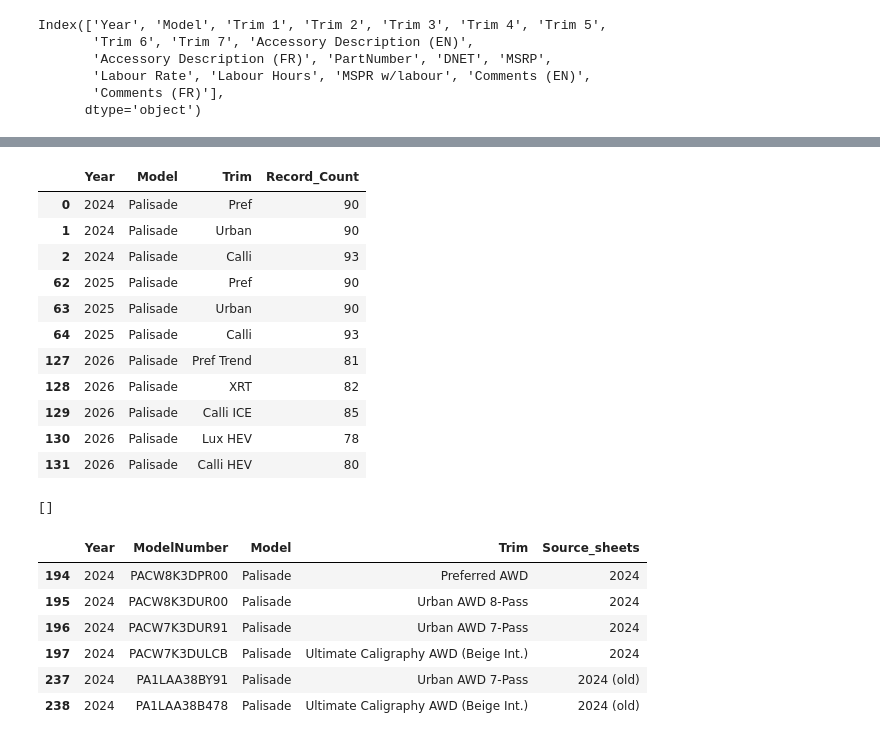
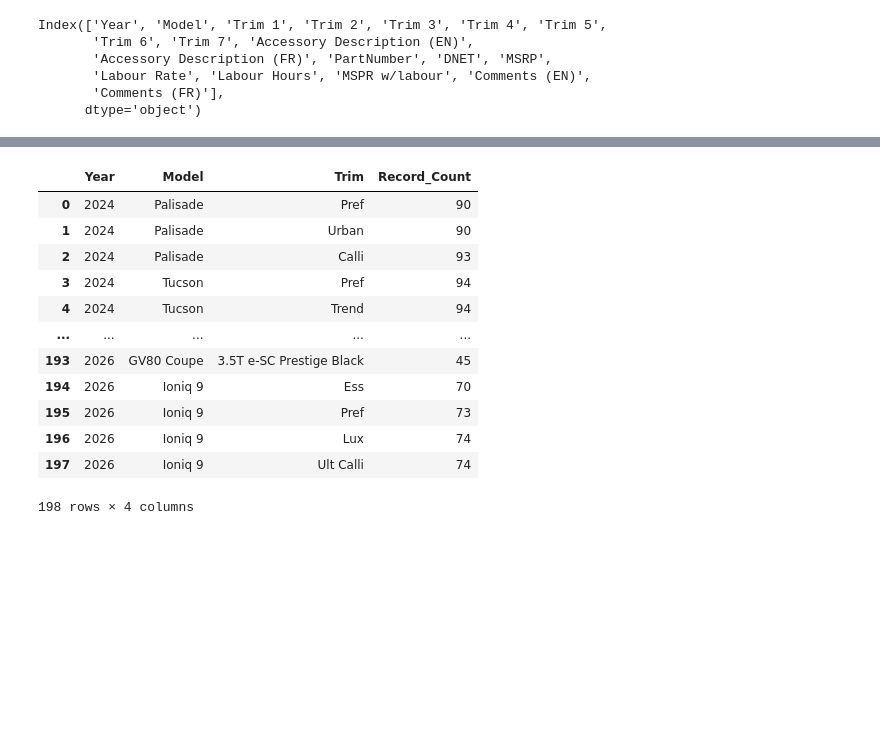
Before and after one commit to MeliPax/OEM_Accessories_v1, a Jupyter notebook: source_code/hyundai_extract_utility.ipynb, the cells around one changed output, grey strips where cells are left out. Saved outputs shown, nothing was run; the diff lists cells and outputs as text; code cells hidden in the pictures; blank space fills up the shorter version.

```diff
--- a/source_code/hyundai_extract_utility.ipynb
+++ b/source_code/hyundai_extract_utility.ipynb
@@ -155,6 +97,7 @@ tagy = {
  'Trend': {'tags': ['Trend']},
  'N-Line': {'tags': ['N-Line']},
  'Lux': {'tags': ['Luxury']},
+ 'Lux ICE': {'tags': ['Luxury']},
  'Ult HEV': {'tags': ['Ultimate', 'HEV']},
  'Ult PHEV': {'tags': ['Ultimate', 'PHEV']},
  'Ult': {'tags': ['Ultimate']},
@@ -554,32 +562,17 @@ tagy = {
-# %%
-dataset_summary[dataset_summary["Model"]== "Palisade"]
-# %% [output]
-|  | Year | Model | Trim | Record_Count |
-| 0 | 2024 | Palisade | Pref | 90 |
-| 1 | 2024 | Palisade | Urban | 90 |
-| 2 | 2024 | Palisade | Calli | 93 |
-| 62 | 2025 | Palisade | Pref | 90 |
-| 63 | 2025 | Palisade | Urban | 90 |
-| 64 | 2025 | Palisade | Calli | 93 |
-| 127 | 2026 | Palisade | Pref Trend | 81 |
-| 128 | 2026 | Palisade | XRT | 82 |
-| 129 | 2026 | Palisade | Calli ICE | 85 |
-| 130 | 2026 | Palisade | Lux HEV | 78 |
-| 131 | 2026 | Palisade | Calli HEV | 80 |
-# %%
-search_hyundai_db_by_model_year_trim(2024, "Palisade", "Calli")
-# %% [output]
-[]
-# %%
-hyundai_model_db_df[
-    (hyundai_model_db_df["Model"]=="Palisade")
-    & (hyundai_model_db_df["Year"]==2024)]
-# %% [output]
-|  | Year | ModelNumber | Model | Trim | Source_sheets |
-| 194 | 2024 | PACW8K3DPR00 | Palisade | Preferred AWD | 2024 |
-| 195 | 2024 | PACW8K3DUR00 | Palisade | Urban AWD 8-Pass | 2024 |
-| 196 | 2024 | PACW7K3DUR91 | Palisade | Urban AWD 7-Pass | 2024 |
-| 197 | 2024 | PACW7K3DULCB | Palisade | Ultimate Caligraphy AWD (Beige Int.) | 2024 |
-| 237 | 2024 | PA1LAA38BY91 | Palisade | Urban AWD 7-Pass | 2024 (old) |
-| 238 | 2024 | PA1LAA38B478 | Palisade | Ultimate Caligraphy AWD (Beige Int.) | 2024 (old) |
+# %%
+dataset_summary
+# %% [output]
+|  | Year | Model | Trim | Record_Count |
+| 0 | 2024 | Palisade | Pref | 90 |
+| 1 | 2024 | Palisade | Urban | 90 |
+| 2 | 2024 | Palisade | Calli | 93 |
+| 3 | 2024 | Tucson | Pref | 94 |
+| 4 | 2024 | Tucson | Trend | 94 |
+| ... | ... | ... | ... | ... |
+| 193 | 2026 | GV80 Coupe | 3.5T e-SC Prestige Black | 45 |
+| 194 | 2026 | Ioniq 9 | Ess | 70 |
+| 195 | 2026 | Ioniq 9 | Pref | 73 |
+| 196 | 2026 | Ioniq 9 | Lux | 74 |
+| 197 | 2026 | Ioniq 9 | Ult Calli | 74 |
+198 rows × 4 columns
 # %%
```
Also changed, not shown: parts of 38 cells of this notebook, 3 other files.
